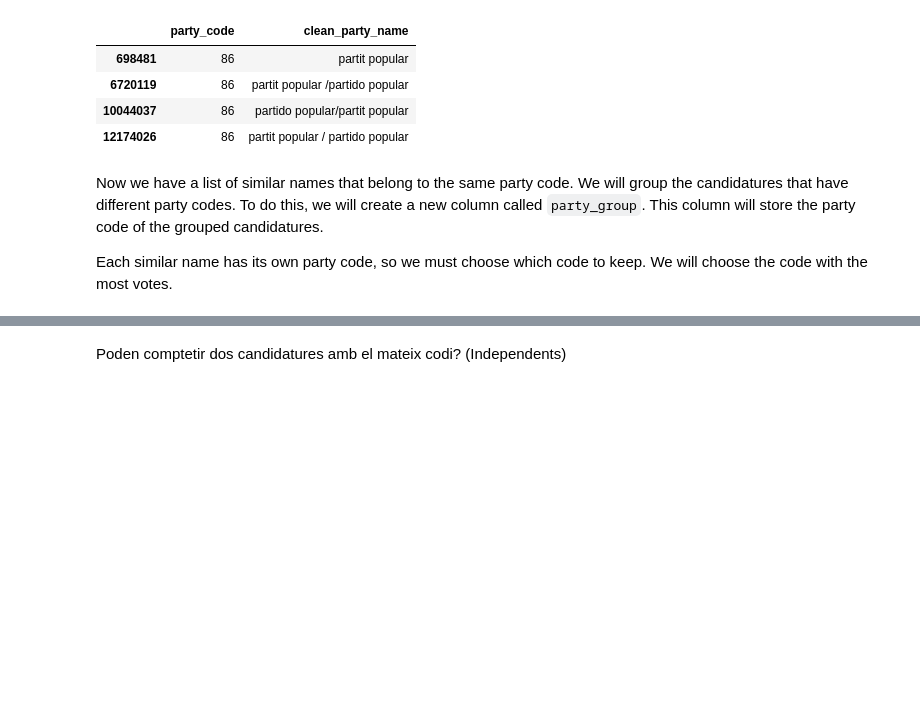
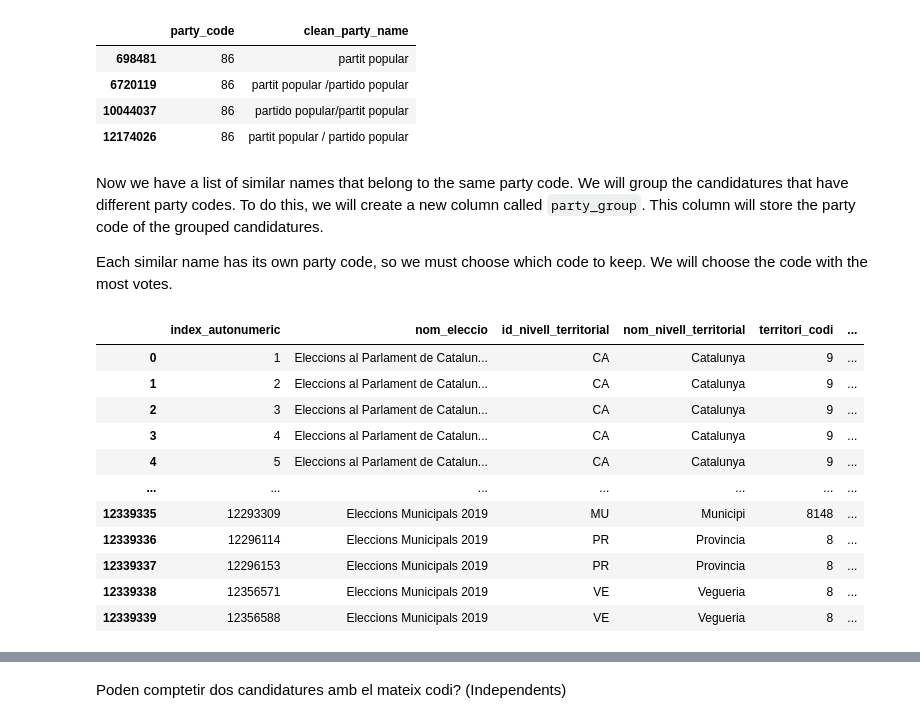
Before and after one commit to guillempla/catalan-elections-forecasting, a Jupyter notebook: src/study_data/study-clean-data.ipynb, the cells around one changed output, grey strips where cells are left out. Drawn from its saved outputs; the diff is of its cells as text; code cells hidden in the pictures; blank space fills up the shorter version.

Commit message:
Remove unnecessary function

```diff
--- a/src/study_data/study-clean-data.ipynb
+++ b/src/study_data/study-clean-data.ipynb
@@ -338,17 +324,18 @@ def get_most_votes_party_code(
 # %%
-def add_most_voted_party_code_column(df, similar_parties):
+def add_most_voted_party_code_column(most_voted_matrix, similar_parties):
     """
-    Adds a 'most_voted_party_code' column to the df dataframe by applying
-    the get_most_votes_party_code function to each row based on party1 and party2 columns.
+    Adds a 'most_voted_party_code' column to the similar_parties dataframe.
 
     Parameters:
-    - df: DataFrame, dataframe with party1 and party2 columns.
+    - most_voted_matrix: DataFrame, dataframe matrix party columns.
+    - similar_parties: DataFrame, DataFrame with two columns (party_1, party_2).
 
     Returns:
     - DataFrame, the original dataframe with an added 'most_voted_party_code' column.
     """
-    similar_parties['most_voted_party_code'] = similar_parties.apply(
-        lambda row: get_most_votes_party_code(df, [row['party_1'], row['party_2']]), axis=1)
+    similar_parties["most_voted_party_code"] = similar_parties.apply(
+        lambda row: most_voted_matrix.at[row["party_1"], row["party_2"]], axis=1
+    )
     return similar_parties
 # %%
 # create a function that given df returns a dataframe of party_codes and they sum of votes
@@ -463,36 +437,82 @@ def calculate_most_voted_party_code_matrix(df):
 
     return most_voted_matrix
 # %%
-def join_parties(df, distance_function, threshold, column="clean_party_name"):
+def join_parties(df, distance_function, threshold, column="clean_party_name", exclude_competed_together=True):
     """
     Joins parties in the df dataframe based on the distance_function and threshold.
 
     Parameters:
     - df: DataFrame, dataframe with party1 and party2 columns.
     - distance_function: function, a distance function from the textdistance library.
     - threshold: float, the threshold for the distance function.
     - column: str, the name of the column in the DataFrame containing the party strings.
 
     Returns:
     - DataFrame, the original dataframe with an added 'most_voted_party_code' column.
     """
     # Filter the list of party names to only include those that have competed in municipal elections
     # This is done to have the same list of parties as in the competed_together_matrix
     df_filtered = df[df["id_nivell_territorial"] == "MU"]
     party_names = sorted(df_filtered[column].unique().tolist())
     distance_matrix = calculate_distance_matrix(party_names, distance_function)
     boolean_distance_matrix = distance_matrix < threshold
-    print(boolean_distance_matrix.shape)
-    competed_together_matrix = parties_competed_together_matrix(df, column=column)
-    print(competed_together_matrix.shape)
-    not_competed_together_matrix = ~competed_together_matrix
     most_voted_matrix = calculate_most_voted_party_code_matrix(df)
-    print(most_voted_matrix.shape)
-    similar_parties_matrix = boolean_distance_matrix & not_competed_together_matrix
+
+    if exclude_competed_together:
+        competed_together_matrix = parties_competed_together_matrix(df, column=column)
+        not_competed_together_matrix = ~competed_together_matrix
+        similar_parties_matrix = boolean_distance_matrix & not_competed_together_matrix
+    else:
+        similar_parties_matrix = boolean_distance_matrix
     similar_parties = extract_true_pairs(similar_parties_matrix)
-    # similar_parties = add_most_voted_party_code_column_optimized(df, similar_parties)
-    return similar_parties
+    similar_parties = add_most_voted_party_code_column(
+        most_voted_matrix, similar_parties
+    )
 
-similar_parties = join_parties(df, textdistance.jaro_winkler.distance, 0.2, column="clean_party_name")
-similar_parties
+    # Combine both party columns and flatten the dataset while keeping the 'most_voted_party_code'
+    parties_flattened = (
+        similar_parties.set_index("most_voted_party_code")
+        .stack()
+        .reset_index(name="party")
+        .drop("level_1", axis=1)
+        .drop_duplicates(subset=["party"])  # Removing duplicate party entries
+    )
+    # Creating a new dataset with unique party names and their associated 'most_voted_party_code'
+    unique_parties = parties_flattened.drop_duplicates(
+        "party", keep="first"
+    ).reset_index(drop=True)
+
+    # Merge 'df' with 'unique_parties' on "clean_party_name" and "party"
+    merged_df = pd.merge(
+        df, unique_parties, how="left", left_on="clean_party_name", right_on="party"
+    )
+
+    # Create the "joined_code" column
+    merged_df["joined_code"] = np.where(
+        merged_df["most_voted_party_code"].isnull(),
+        merged_df["party_code"],
+        merged_df["most_voted_party_code"],
+    )
+
+    # Dropping unnecessary columns for clarity
+    final_df = merged_df.drop(["party", "most_voted_party_code"], axis=1)
+    return final_df
+
+
+joined_parties_df = join_parties(
+    df, textdistance.jaro_winkler.distance, 0.2, column="clean_party_name"
+)
+joined_parties_df
 # %% [output]
+|  | index_autonumeric | nom_eleccio | id_nivell_territorial | nom_nivell_territorial | territori_codi | ... |
+| 0 | 1 | Eleccions al Parlament de Catalun... | CA | Catalunya | 9 | ... |
+| 1 | 2 | Eleccions al Parlament de Catalun... | CA | Catalunya | 9 | ... |
+| 2 | 3 | Eleccions al Parlament de Catalun... | CA | Catalunya | 9 | ... |
+| 3 | 4 | Eleccions al Parlament de Catalun... | CA | Catalunya | 9 | ... |
+| 4 | 5 | Eleccions al Parlament de Catalun... | CA | Catalunya | 9 | ... |
+| ... | ... | ... | ... | ... | ... | ... |
+| 12339335 | 12293309 | Eleccions Municipals 2019 | MU | Municipi | 8148 | ... |
+| 12339336 | 12296114 | Eleccions Municipals 2019 | PR | Provincia | 8 | ... |
+| 12339337 | 12296153 | Eleccions Municipals 2019 | PR | Provincia | 8 | ... |
+| 12339338 | 12356571 | Eleccions Municipals 2019 | VE | Vegueria | 8 | ... |
+| 12339339 | 12356588 | Eleccions Municipals 2019 | VE | Vegueria | 8 | ... |
```
Also changed, not shown: parts of 9 cells of this notebook.
